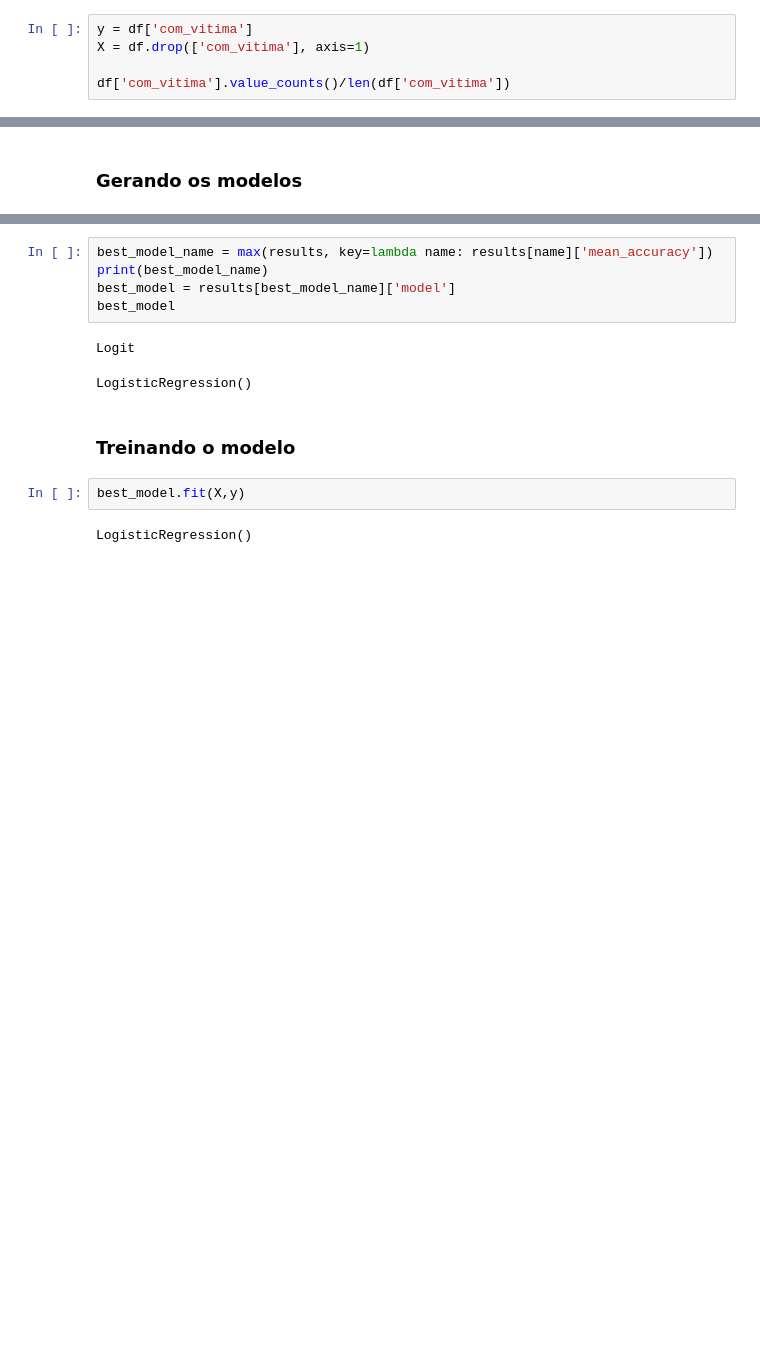
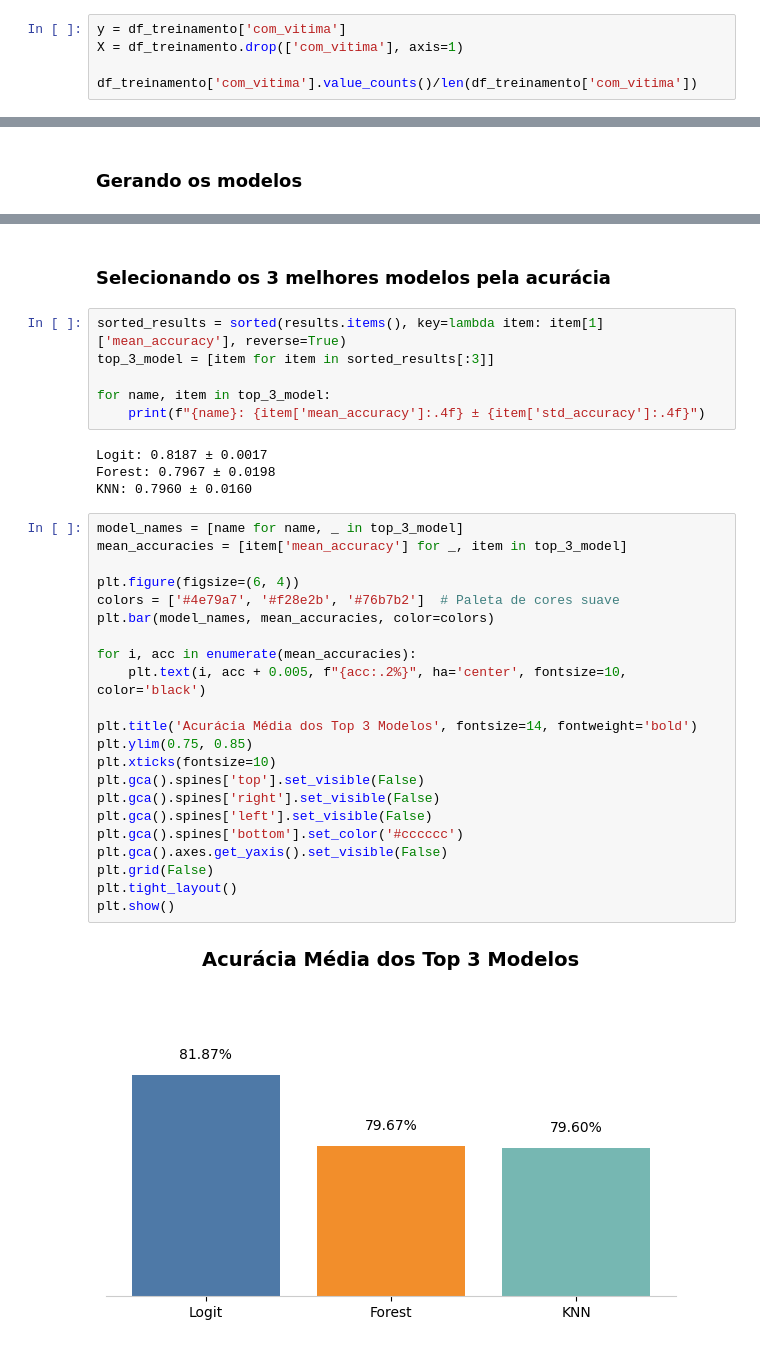
Before and after one commit to gabrielbpontes/POFAT-PB, a Jupyter notebook: modelo_de_previsao.ipynb, the cells around one changed output, grey strips where cells are left out. Cells and saved outputs as stored; diff of their text form; blank space fills up the shorter version.

Commit message:
V2 - Modelos, Dataset, Extract Code and Notebook Modelo de Previsão

```diff
--- a/modelo_de_previsao.ipynb
+++ b/modelo_de_previsao.ipynb
@@ -118,7 +151,7 @@ df.describe()
 # %%
-y = df['com_vitima']
-X = df.drop(['com_vitima'], axis=1)
+y = df_treinamento['com_vitima']
+X = df_treinamento.drop(['com_vitima'], axis=1)
 
-df['com_vitima'].value_counts()/len(df['com_vitima'])
+df_treinamento['com_vitima'].value_counts()/len(df_treinamento['com_vitima'])
 # %% [output]
 com_vitima
@@ -170,14 +201,36 @@ results
-# %%
-best_model_name = max(results, key=lambda name: results[name]['mean_accuracy'])
-print(best_model_name)
-best_model = results[best_model_name]['model']
-best_model
-# %% [output]
-Logit
-LogisticRegression()
-# %% [markdown]
-### Treinando o modelo
-# %%
-best_model.fit(X,y)
-# %% [output]
-LogisticRegression()
+# %% [markdown]
+### Selecionando os 3 melhores modelos pela acurácia
+# %%
+sorted_results = sorted(results.items(), key=lambda item: item[1]['mean_accuracy'], reverse=True)
+top_3_model = [item for item in sorted_results[:3]]
+
+for name, item in top_3_model:
+    print(f"{name}: {item['mean_accuracy']:.4f} ± {item['std_accuracy']:.4f}")
+# %% [output]
+Logit: 0.8187 ± 0.0017
+Forest: 0.7967 ± 0.0198
+KNN: 0.7960 ± 0.0160
+# %%
+model_names = [name for name, _ in top_3_model]
+mean_accuracies = [item['mean_accuracy'] for _, item in top_3_model]
+
+plt.figure(figsize=(6, 4))
+colors = ['#4e79a7', '#f28e2b', '#76b7b2']  # Paleta de cores suave
+plt.bar(model_names, mean_accuracies, color=colors)
+
+for i, acc in enumerate(mean_accuracies):
+    plt.text(i, acc + 0.005, f"{acc:.2%}", ha='center', fontsize=10, color='black')
+
+plt.title('Acurácia Média dos Top 3 Modelos', fontsize=14, fontweight='bold')
+plt.ylim(0.75, 0.85)
+plt.xticks(fontsize=10)
+plt.gca().spines['top'].set_visible(False)
+plt.gca().spines['right'].set_visible(False)
+plt.gca().spines['left'].set_visible(False)
+plt.gca().spines['bottom'].set_color('#cccccc')
+plt.gca().axes.get_yaxis().set_visible(False)
+plt.grid(False)
+plt.tight_layout()
+plt.show()
+# %% [output]
+[figure, added]
```
Also changed, not shown: parts of 19 cells of this notebook, 6 other files.
